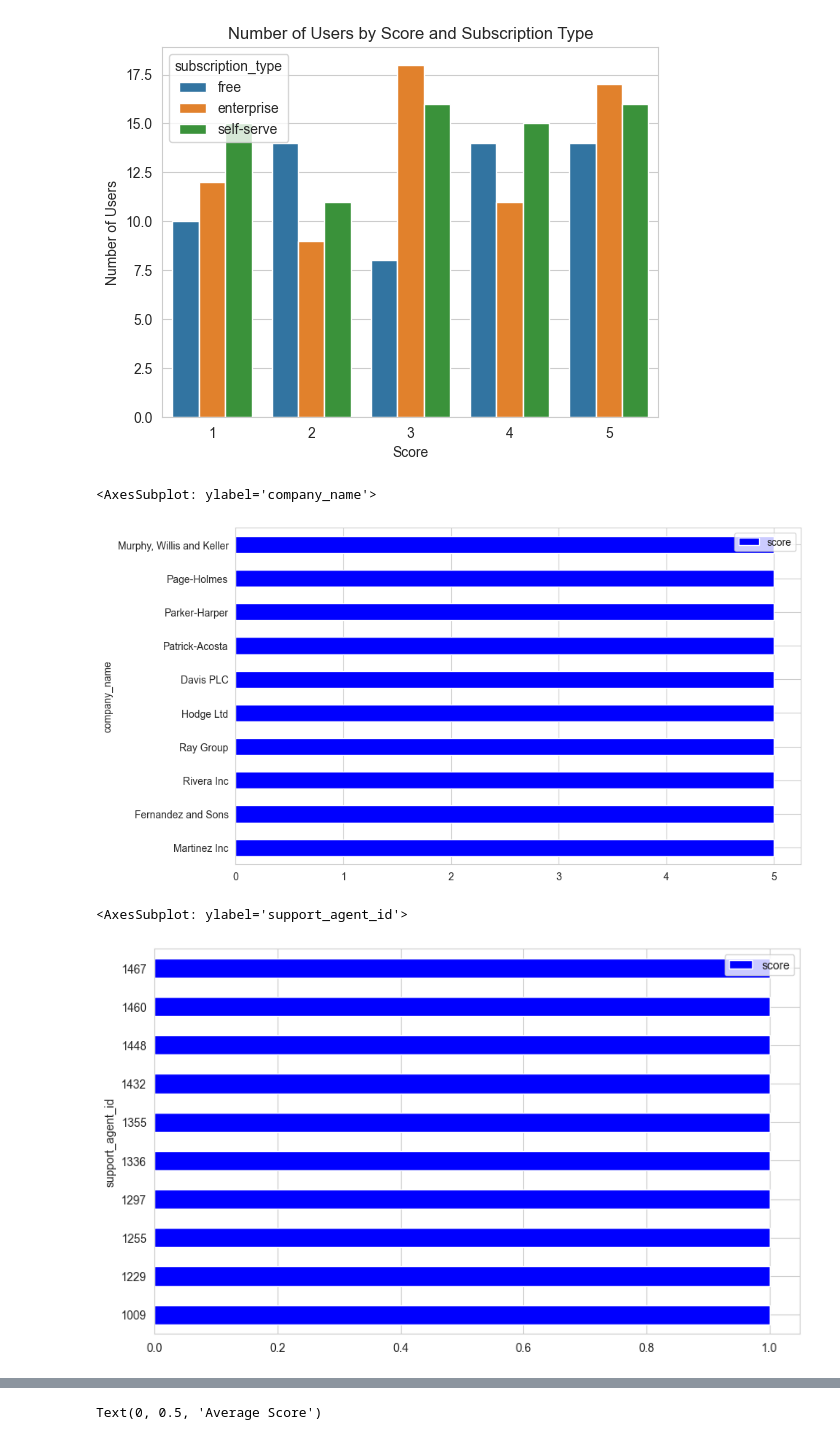
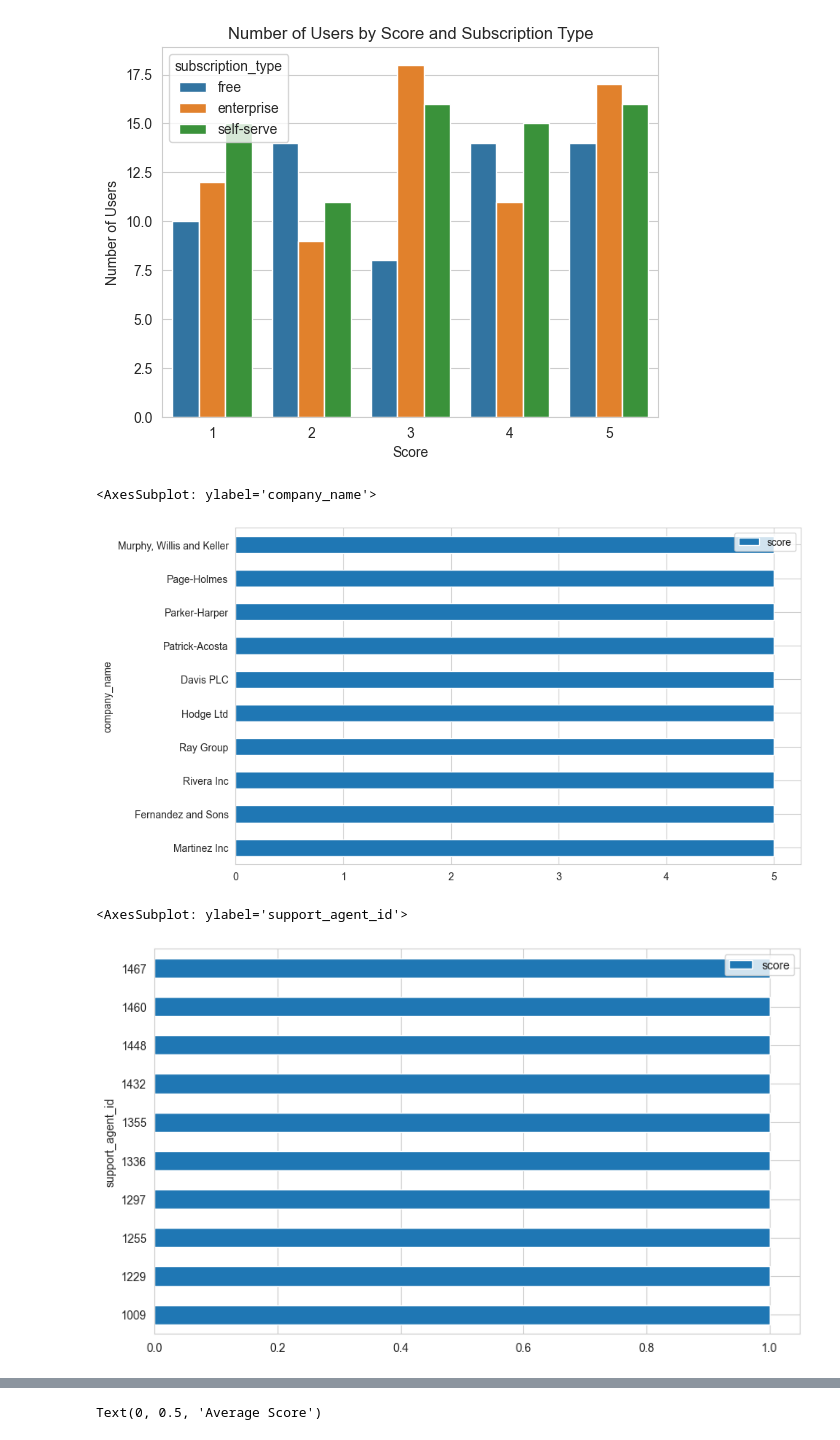
Before and after one commit to vlntn-t/nps_data_analysis, a Jupyter notebook: nps_analysis.ipynb, the cells around one changed output, grey strips where cells are left out. Saved outputs shown, nothing was run; the diff lists cells and outputs as text; code cells hidden in the pictures.

```diff
--- a/nps_analysis.ipynb
+++ b/nps_analysis.ipynb
@@ -60,22 +56,22 @@ plt.title('Number of Users by Score and Subscription Type');
 # create a new datafroame grouping the companies and calculating the average score for each company
 company_score = pd.DataFrame(df.groupby('company_name')['score'].mean())
 company_score = company_score.sort_values(by='score', ascending=False)
-company_score.head(10).plot(kind='barh', figsize=(10, 6), color='blue')
+company_score.head(10).plot(kind='barh', figsize=(10, 6))
 # %% [output]
 <AxesSubplot: ylabel='company_name'>
-[figure, old version]
+[figure, new version]
 # %%
 # Create a bar chart based on the average score for each support agent
 # Group df by support agent and calculate average score
 agent_score_group = pd.DataFrame(df.groupby('support_agent_id')['score'].mean())
 # Order it descendingly by score
 agent_score_group = agent_score_group.sort_values(by='score', ascending=True)
 agent_score_group.head()
 # Create a vertical bar chart
-agent_score_group.head(10).plot(kind='barh', figsize=(10, 6), color='blue')
+agent_score_group.head(10).plot(kind='barh', figsize=(10, 6))
 # %% [output]
 <AxesSubplot: ylabel='support_agent_id'>
-[figure, old version]
+[figure, new version]
 # %%
 # Convert the started_at and closed_at column to datetime
 df['started_at'] = pd.to_datetime(df['started_at'])
```
Also changed, not shown: parts of 3 cells of this notebook.
